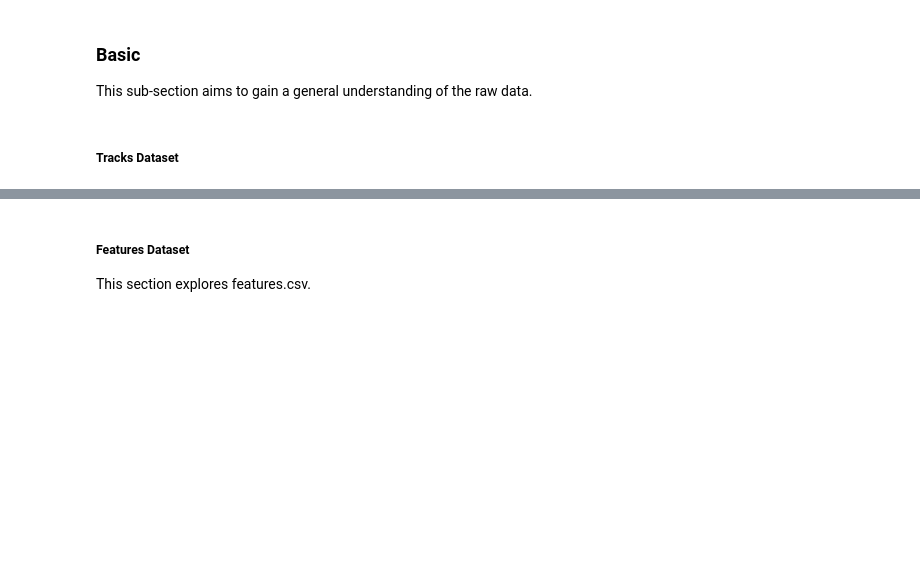
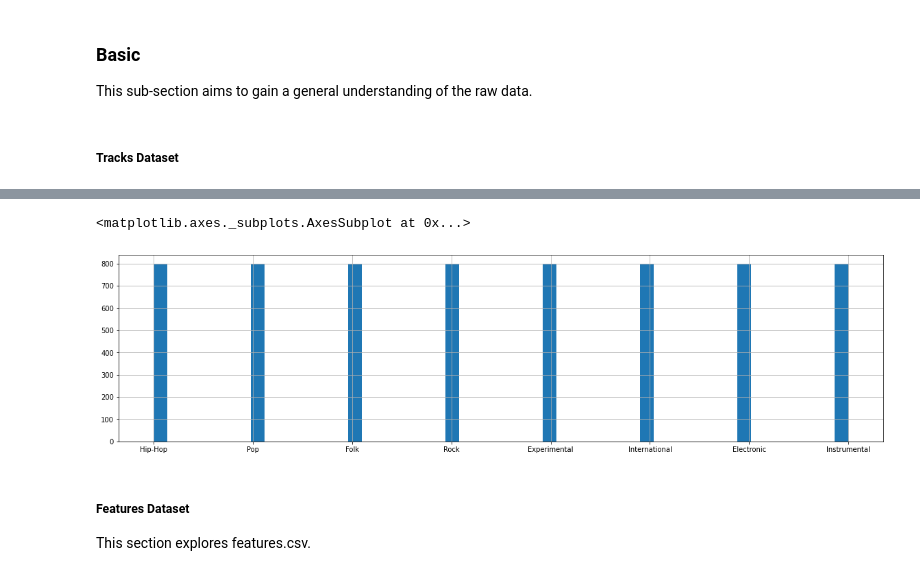
Before and after one commit to GUOliver/COMP9444-Group-Project, a Jupyter notebook: main.ipynb, the cells around one changed output, grey strips where cells are left out. Cells and saved outputs as stored; diff of their text form; code cells hidden in the pictures; blank space fills up the shorter version.

```diff
--- a/main.ipynb
+++ b/main.ipynb
@@ -270,3 +282,9 @@ tracks['track']['genre_top'].hist(bins=50, figsize=(20, 5))
+# %%
+# Display top level genres are 8 balanced genre classes
+df_tracks_train['track']['genre_top'].hist(bins=50, figsize=(20, 5))
+# %% [output]
+<matplotlib.axes._subplots.AxesSubplot at 0x...>
+[figure, added]
 # %% [markdown]
 ##### Features Dataset
 
```
Also changed, not shown: parts of 55 cells of this notebook.
